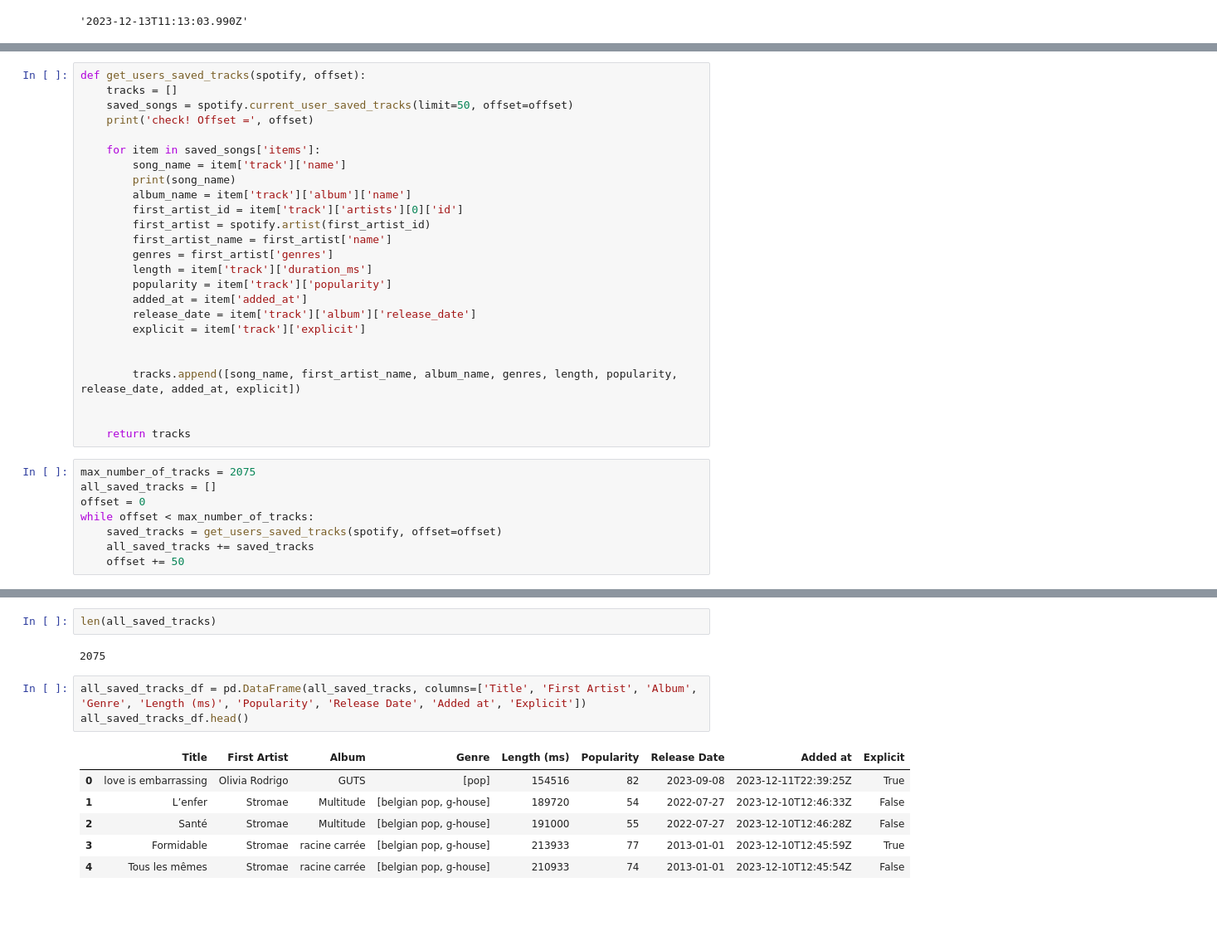
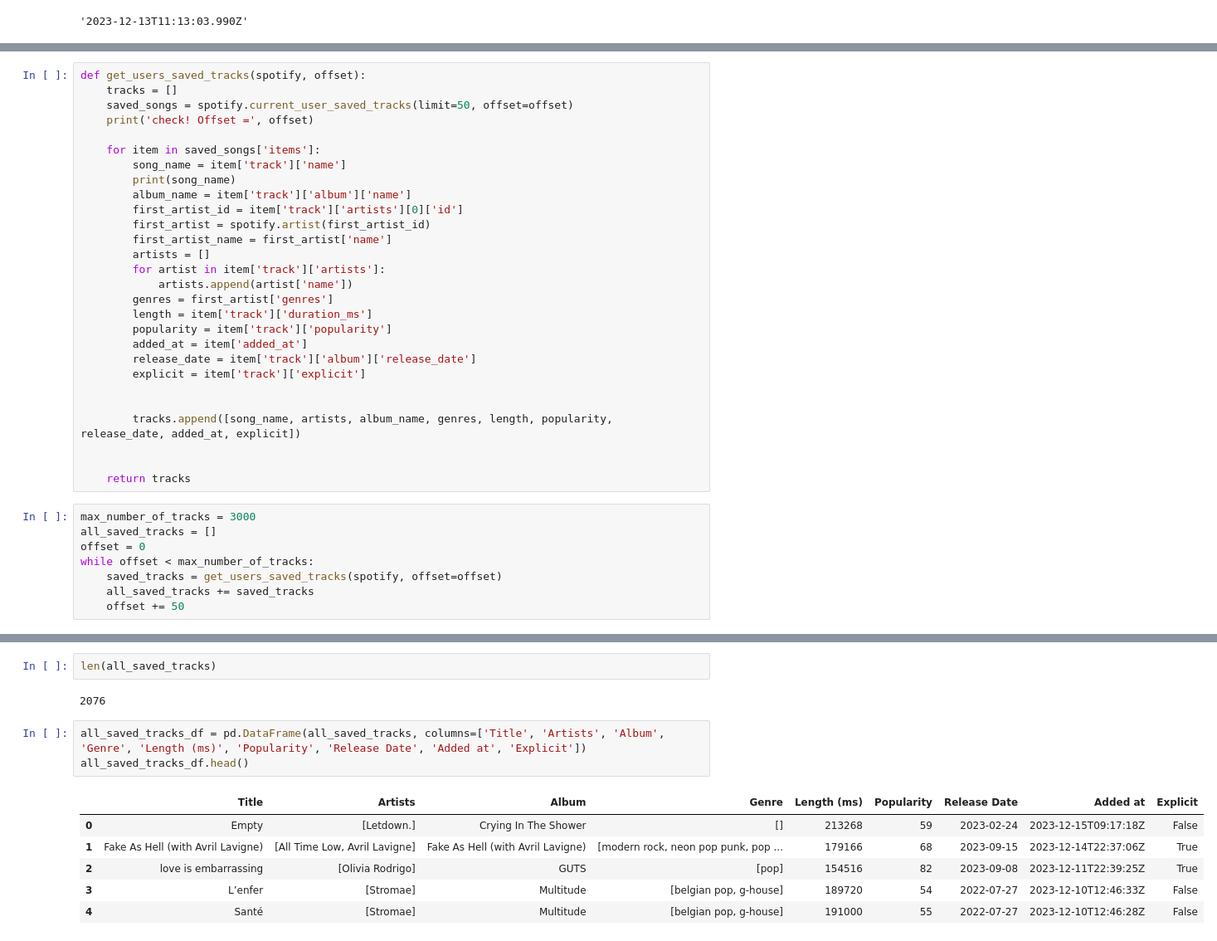
Before and after one commit to vossjona/SpotifyWrappedUnpacked, a Jupyter notebook: WrappedUnpacked.ipynb, the cells around one changed output, grey strips where cells are left out. Shown at 83% size. Saved outputs shown, nothing was run; the diff lists cells and outputs as text; blank space fills up the shorter version.

```diff
--- a/WrappedUnpacked.ipynb
+++ b/WrappedUnpacked.ipynb
@@ -186,6 +208,9 @@ def get_users_saved_tracks(spotify, offset):
         first_artist_id = item['track']['artists'][0]['id']
         first_artist = spotify.artist(first_artist_id)
         first_artist_name = first_artist['name']
+        artists = []
+        for artist in item['track']['artists']:
+            artists.append(artist['name'])
         genres = first_artist['genres']
         length = item['track']['duration_ms']
         popularity = item['track']['popularity']
@@ -194,12 +219,12 @@ def get_users_saved_tracks(spotify, offset):
         explicit = item['track']['explicit']
 
 
-        tracks.append([song_name, first_artist_name, album_name, genres, length, popularity, release_date, added_at, explicit])
+        tracks.append([song_name, artists, album_name, genres, length, popularity, release_date, added_at, explicit])
 
 
     return tracks
 # %%
-max_number_of_tracks = 2075
+max_number_of_tracks = 3000
 all_saved_tracks = []
 offset = 0
 while offset < max_number_of_tracks:
@@ -227,17 +252,17 @@ Rise
 # %%
 len(all_saved_tracks)
 # %% [output]
-2075
+2076
 # %%
-all_saved_tracks_df = pd.DataFrame(all_saved_tracks, columns=['Title', 'First Artist', 'Album', 'Genre', 'Length (ms)', 'Popularity', 'Release Date', 'Added at', 'Explicit'])
+all_saved_tracks_df = pd.DataFrame(all_saved_tracks, columns=['Title', 'Artists', 'Album', 'Genre', 'Length (ms)', 'Popularity', 'Release Date', 'Added at', 'Explicit'])
 all_saved_tracks_df.head()
 # %% [output]
-|  | Title | First Artist | Album | Genre | Length (ms) | Popularity | Release Date | Added at | Explicit |
-| 0 | love is embarrassing | Olivia Rodrigo | GUTS | [pop] | 154516 | 82 | 2023-09-08 | 2023-12-11T22:39:25Z | True |
-| 1 | L’enfer | Stromae | Multitude | [belgian pop, g-house] | 189720 | 54 | 2022-07-27 | 2023-12-10T12:46:33Z | False |
-| 2 | Santé | Stromae | Multitude | [belgian pop, g-house] | 191000 | 55 | 2022-07-27 | 2023-12-10T12:46:28Z | False |
-| 3 | Formidable | Stromae | racine carrée | [belgian pop, g-house] | 213933 | 77 | 2013-01-01 | 2023-12-10T12:45:59Z | True |
-| 4 | Tous les mêmes | Stromae | racine carrée | [belgian pop, g-house] | 210933 | 74 | 2013-01-01 | 2023-12-10T12:45:54Z | False |
+|  | Title | Artists | Album | Genre | Length (ms) | Popularity | Release Date | Added at | Explicit |
+| 0 | Empty | [Letdown.] | Crying In The Shower | [] | 213268 | 59 | 2023-02-24 | 2023-12-15T09:17:18Z | False |
+| 1 | Fake As Hell (with Avril Lavigne) | [All Time Low, Avril Lavigne] | Fake As Hell (with Avril Lavigne) | [modern rock, neon pop punk, pop ... | 179166 | 68 | 2023-09-15 | 2023-12-14T22:37:06Z | True |
+| 2 | love is embarrassing | [Olivia Rodrigo] | GUTS | [pop] | 154516 | 82 | 2023-09-08 | 2023-12-11T22:39:25Z | True |
+| 3 | L’enfer | [Stromae] | Multitude | [belgian pop, g-house] | 189720 | 54 | 2022-07-27 | 2023-12-10T12:46:33Z | False |
+| 4 | Santé | [Stromae] | Multitude | [belgian pop, g-house] | 191000 | 55 | 2022-07-27 | 2023-12-10T12:46:28Z | False |
 # %%
 all_saved_tracks_df.shape
 # %% [output]
```
Also changed, not shown: parts of 10 cells of this notebook.
